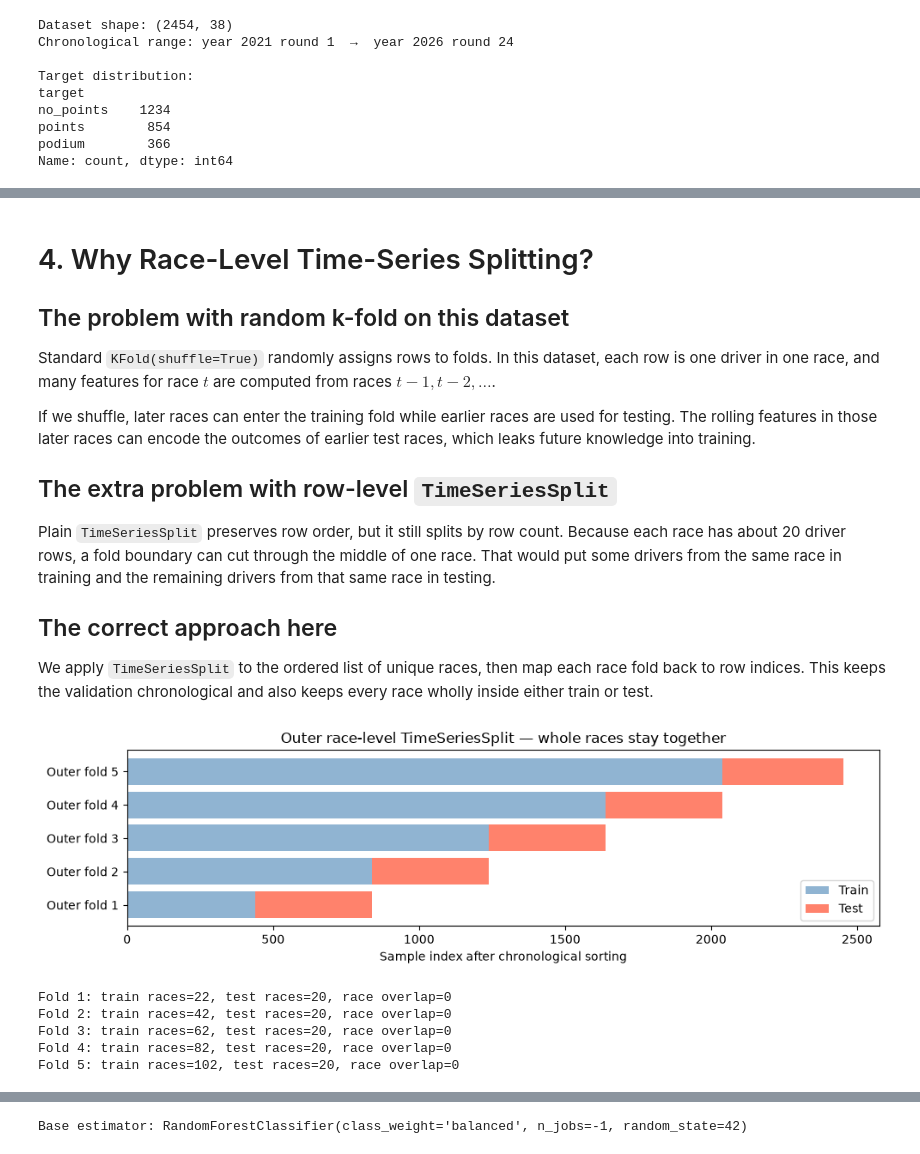
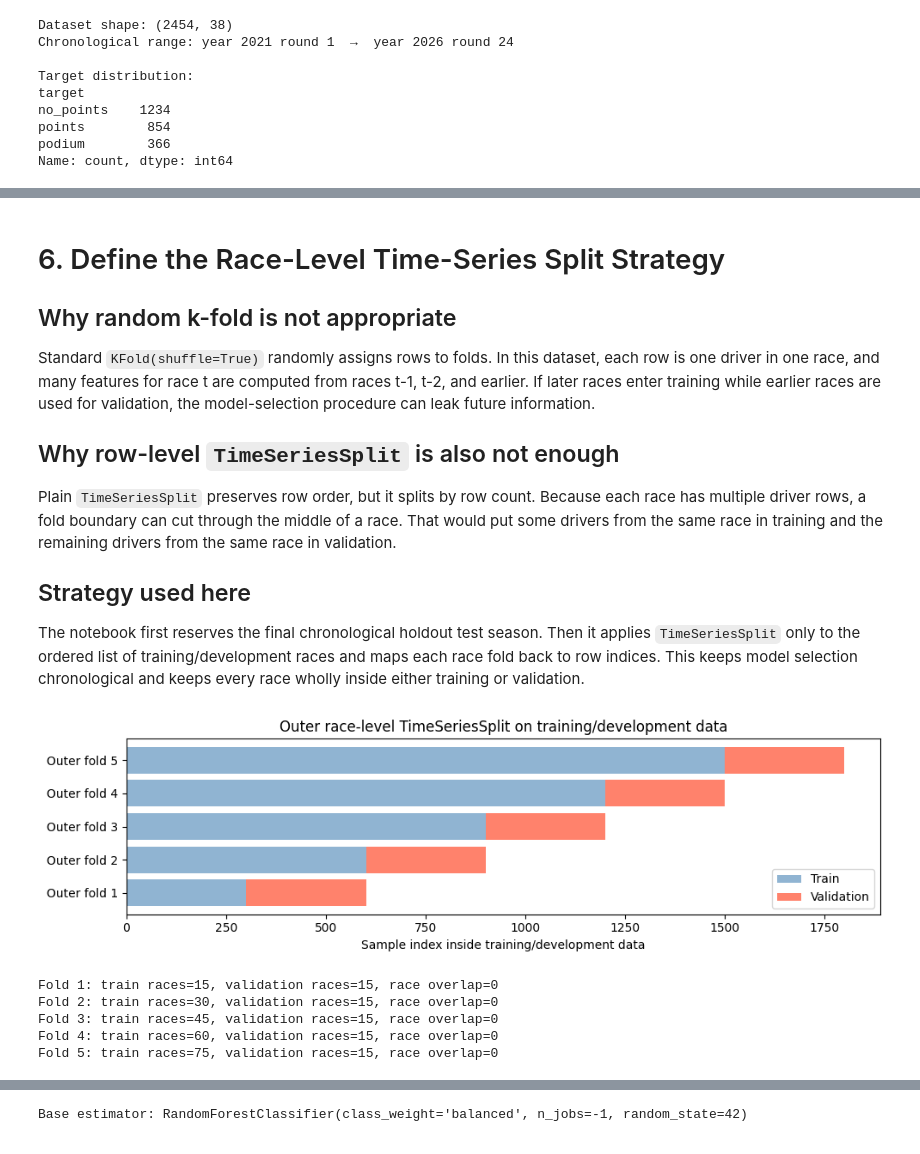
Before and after one commit to KDool/formula1_data_mining_project, a Jupyter notebook: models_training/random-forest/random_forest_nested_cv.ipynb, the cells around one changed output, grey strips where cells are left out. Saved outputs shown, nothing was run; the diff lists cells and outputs as text; code cells hidden in the pictures.

Commit message:
(random-forest) update data split

```diff
--- a/models_training/random-forest/random_forest_nested_cv.ipynb
+++ b/models_training/random-forest/random_forest_nested_cv.ipynb
@@ -55,11 +60,18 @@ with different settings without touching the notebook code.
 # %%
-# Resolve the config path relative to the repo root (two levels up from this notebook).
-REPO_ROOT = pathlib.Path(__file__).resolve().parents[2] if "__file__" in dir() else pathlib.Path.cwd().parents[1]
-CONFIG_PATH = REPO_ROOT / "json-parameters" / "random_forest_params.json"
+# Resolve the repo root from the current notebook/script location.
+start_path = pathlib.Path(__file__).resolve().parent if "__file__" in dir() else pathlib.Path.cwd().resolve()
+for candidate in [start_path, *start_path.parents]:
+    config_candidate = candidate / "json-parameters" / "random_forest_params.json"
+    if config_candidate.exists():
+        REPO_ROOT = candidate
+        CONFIG_PATH = config_candidate
+        break
+else:
+    raise FileNotFoundError("Could not locate json-parameters/random_forest_params.json")
 
 with open(CONFIG_PATH, "r") as f:
     config = json.load(f)
 
 print("Config loaded from:", CONFIG_PATH)
-print(json.dumps(config, indent=2))
+# print(json.dumps(config, indent=2))
 # %% [output]
@@ -191,33 +243,23 @@ int64      13
 Name: count, dtype: int64
 # %% [markdown]
-# 4. Why Race-Level Time-Series Splitting?
+# 6. Define the Race-Level Time-Series Split Strategy
 
-## The problem with random k-fold on this dataset
+## Why random k-fold is not appropriate
 
-Standard `KFold(shuffle=True)` randomly assigns rows to folds. In this dataset,
-each row is one driver in one race, and many features for race $t$ are computed
-from races $t-1, t-2, \ldots$.
+Standard `KFold(shuffle=True)` randomly assigns rows to folds. In this dataset, each row is one driver in one race, and many features for race t are computed from races t-1, t-2, and earlier. If later races enter training while earlier races are used for validation, the model-selection procedure can leak future information.
 
-If we shuffle, later races can enter the training fold while earlier races are
-used for testing. The rolling features in those later races can encode the
-outcomes of earlier test races, which leaks future knowledge into training.
+## Why row-level `TimeSeriesSplit` is also not enough
 
-## The extra problem with row-level `TimeSeriesSplit`
+Plain `TimeSeriesSplit` preserves row order, but it splits by row count. Because each race has multiple driver rows, a fold boundary can cut through the middle of a race. That would put some drivers from the same race in training and the remaining drivers from the same race in validation.
 
-Plain `TimeSeriesSplit` preserves row order, but it still splits by row count.
-Because each race has about 20 driver rows, a fold boundary can cut through the
-middle of one race. That would put some drivers from the same race in training
-and the remaining drivers from that same race in testing.
+## Strategy used here
 
-## The correct approach here
-
-We apply `TimeSeriesSplit` to the ordered list of unique races, then map each
-race fold back to row indices. This keeps the validation chronological and also
-keeps every race wholly inside either train or test.
+The notebook first reserves the final chronological holdout test season. Then it applies `TimeSeriesSplit` only to the ordered list of training/development races and maps each race fold back to row indices. This keeps model selection chronological and keeps every race wholly inside either training or validation.
 # %%
 # ── Visualise the race-level TimeSeriesSplit structure ──────────────────────
 outer_n_splits = config["cv"]["outer_n_splits"]
 inner_n_splits = config["cv"]["inner_n_splits"]
+
 
 def make_race_time_series_splits(df_source, n_splits):
     """Yield row indices from TimeSeriesSplit applied to whole races.
@@ -233,45 +275,46 @@ def make_race_time_series_splits(df_source, n_splits):
         .sort_values("date")
         .reset_index(drop=True)
     )
     race_ids = race_order["raceId"].to_numpy()
     race_cv = TimeSeriesSplit(n_splits=n_splits)
 
     for train_race_idx, test_race_idx in race_cv.split(race_ids):
         train_races = set(race_ids[train_race_idx])
         test_races = set(race_ids[test_race_idx])
 
         train_idx = np.flatnonzero(df_source["raceId"].isin(train_races).to_numpy())
         test_idx = np.flatnonzero(df_source["raceId"].isin(test_races).to_numpy())
 
         yield train_idx, test_idx
 
-outer_splits = list(make_race_time_series_splits(df, outer_n_splits))
+
+outer_splits = list(make_race_time_series_splits(df_train_dev, outer_n_splits))
 
 fig, axes = plt.subplots(1, 1, figsize=(10, 3))
 for fold_idx, (train_idx, test_idx) in enumerate(outer_splits):
     axes.barh(y=fold_idx, width=len(train_idx), left=train_idx[0],
               color="steelblue", alpha=0.6, label="Train" if fold_idx == 0 else "")
     axes.barh(y=fold_idx, width=len(test_idx), left=test_idx[0],
-              color="tomato", alpha=0.8, label="Test" if fold_idx == 0 else "")
+              color="tomato", alpha=0.8, label="Validation" if fold_idx == 0 else "")
 
 axes.set_yticks(range(outer_n_splits))
 axes.set_yticklabels([f"Outer fold {i+1}" for i in range(outer_n_splits)])
-axes.set_xlabel("Sample index after chronological sorting")
-axes.set_title("Outer race-level TimeSeriesSplit — whole races stay together")
+axes.set_xlabel("Sample index inside training/development data")
+axes.set_title("Outer race-level TimeSeriesSplit on training/development data")
 axes.legend(loc="lower right")
 plt.tight_layout()
 plt.show()
 
 for fold_idx, (train_idx, test_idx) in enumerate(outer_splits, start=1):
-    train_races = df.iloc[train_idx]["raceId"].nunique()
-    test_races = df.iloc[test_idx]["raceId"].nunique()
-    overlap = set(df.iloc[train_idx]["raceId"]) & set(df.iloc[test_idx]["raceId"])
-    print(f"Fold {fold_idx}: train races={train_races}, test races={test_races}, race overlap={len(overlap)}")
+    train_races = df_train_dev.iloc[train_idx]["raceId"].nunique()
+    test_races = df_train_dev.iloc[test_idx]["raceId"].nunique()
+    overlap = set(df_train_dev.iloc[train_idx]["raceId"]) & set(df_train_dev.iloc[test_idx]["raceId"])
+    print(f"Fold {fold_idx}: train races={train_races}, validation races={test_races}, race overlap={len(overlap)}")
 # %% [output]
-[figure, old version]
+[figure, new version]
-Fold 1: train races=22, test races=20, race overlap=0
-Fold 2: train races=42, test races=20, race overlap=0
-Fold 3: train races=62, test races=20, race overlap=0
-Fold 4: train races=82, test races=20, race overlap=0
-Fold 5: train races=102, test races=20, race overlap=0
+Fold 1: train races=15, validation races=15, race overlap=0
+Fold 2: train races=30, validation races=15, race overlap=0
+Fold 3: train races=45, validation races=15, race overlap=0
+Fold 4: train races=60, validation races=15, race overlap=0
+Fold 5: train races=75, validation races=15, race overlap=0
 # %% [markdown]
```
Also changed, not shown: parts of 23 cells of this notebook, 3 other files.
